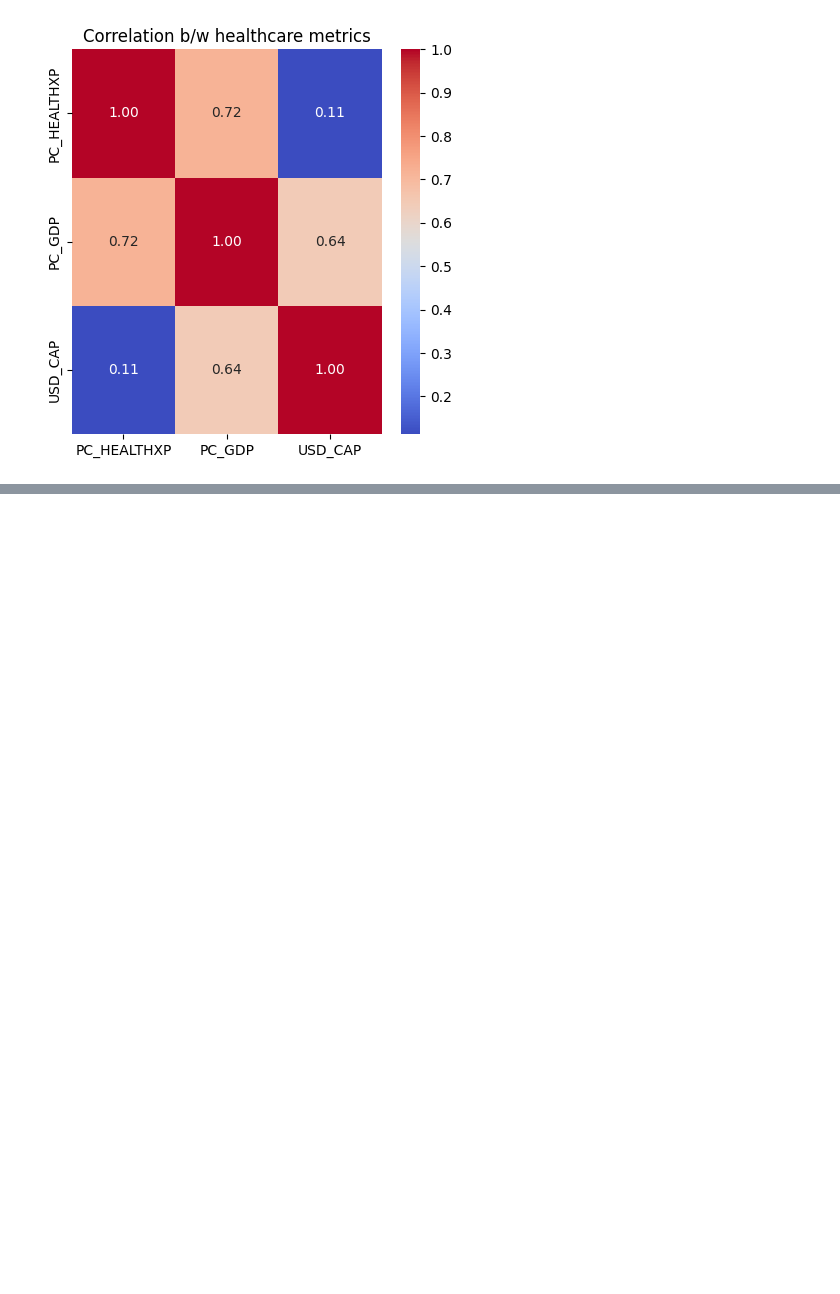
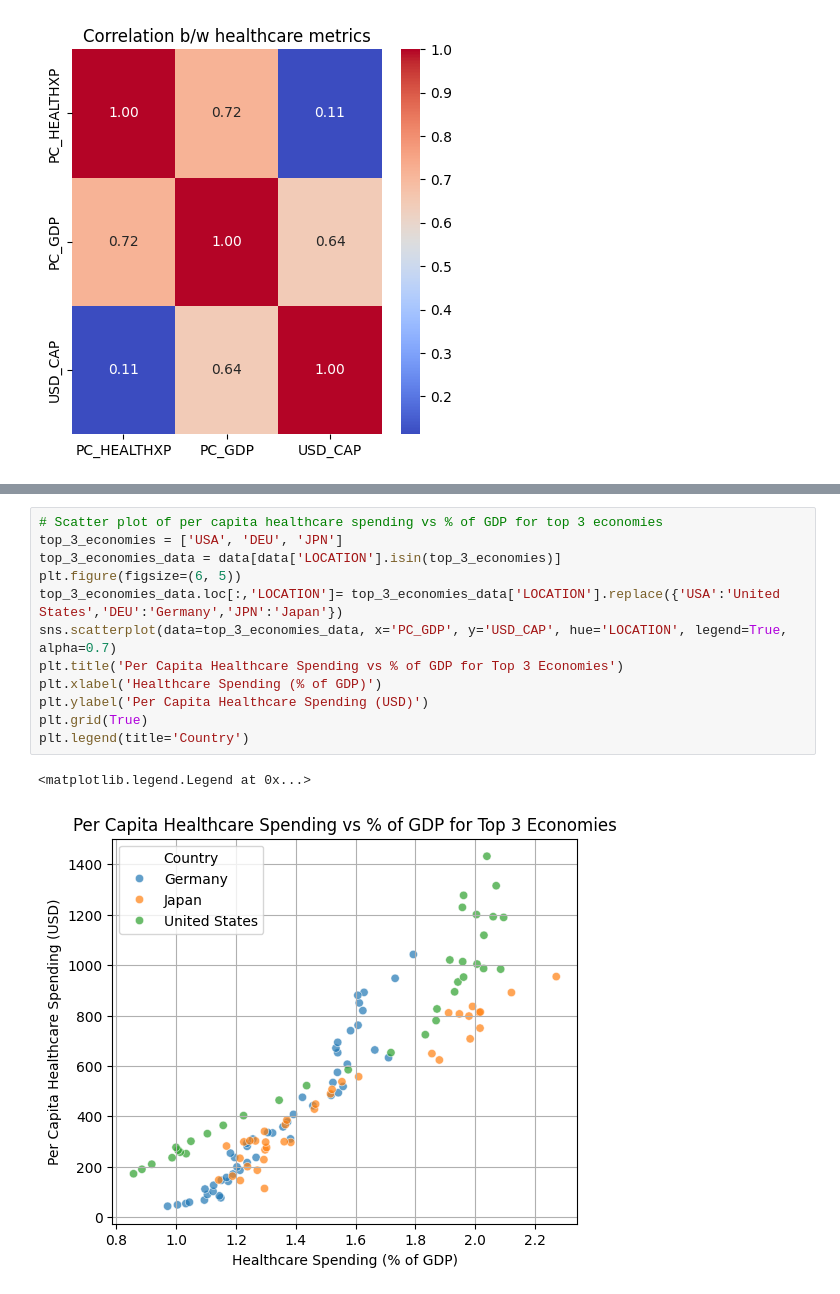
Before and after one commit to Sharvani-123/Pharmaceutical-Drug-Spendings_Analysis, a Jupyter notebook: analysis.ipynb, the cells around one changed output, grey strips where cells are left out. Saved outputs shown, nothing was run; the diff lists cells and outputs as text; blank space fills up the shorter version.

```diff
--- a/analysis.ipynb
+++ b/analysis.ipynb
@@ -184,0 +185,15 @@ plt.show()
+# %%
+# Scatter plot of per capita healthcare spending vs % of GDP for top 3 economies
+top_3_economies = ['USA', 'DEU', 'JPN']
+top_3_economies_data = data[data['LOCATION'].isin(top_3_economies)]
+plt.figure(figsize=(6, 5))
+top_3_economies_data.loc[:,'LOCATION']= top_3_economies_data['LOCATION'].replace({'USA':'United States','DEU':'Germany','JPN':'Japan'})
+sns.scatterplot(data=top_3_economies_data, x='PC_GDP', y='USD_CAP', hue='LOCATION', legend=True, alpha=0.7)
+plt.title('Per Capita Healthcare Spending vs % of GDP for Top 3 Economies')
+plt.xlabel('Healthcare Spending (% of GDP)')
+plt.ylabel('Per Capita Healthcare Spending (USD)')
+plt.grid(True)
+plt.legend(title='Country')
+# %% [output]
+<matplotlib.legend.Legend at 0x...>
+[figure, added]
```
Also changed, not shown: parts of 2 cells of this notebook.
